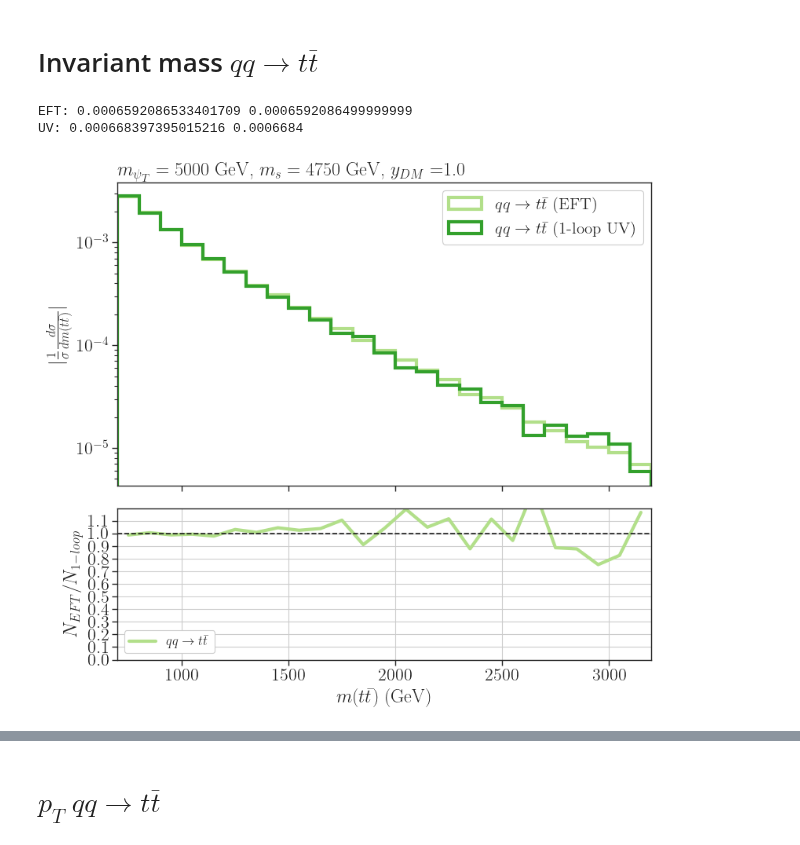
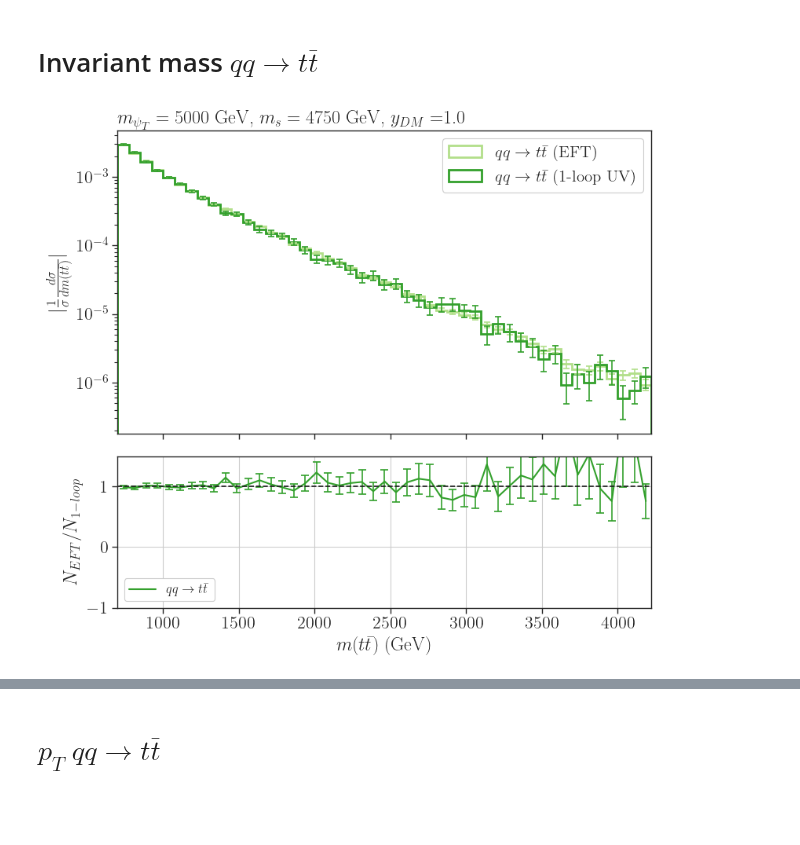
Before and after one commit to viniciusrocca/EFT_ToyModel, a Jupyter notebook: Plots/BiasTest.ipynb, the cells around one changed output, grey strips where cells are left out. Cells and saved outputs as stored; diff of their text form; code cells hidden in the pictures; blank space fills up the shorter version.

Commit message:
New distributions with bias

```diff
--- a/Plots/BiasTest.ipynb
+++ b/Plots/BiasTest.ipynb
@@ -31,7 +35,7 @@ sns.set_style('ticks',{'font.family':'Times New Roman', 'font.serif':'Times New
 sns.set_context('paper', font_scale=1.8)
 cm = plt.colormaps['RdYlBu']
 # %%
-def AddInfoToDistributions(distributions, model, process, mPsiT, mSDM, info):
+def AddInfoToDistributions(distributions, model, process, mPsiT, mSDM, info, nlo = False):
     """Adds the model name, process and mass parameters to the final dictionary"""
     converter_dict = {'TopEFT': 'EFT', 'UV_BSM': '1-loop UV', 'sm':'SM',
                       'qq2ttbar_gs4_ydm2': r'$q q \to t \bar{t}$', 'gg2ttbar_gs4_ydm2': r'$g g \to t \bar{t}$',
@@ -44,7 +48,12 @@ def AddInfoToDistributions(distributions, model, process, mPsiT, mSDM, info):
     distributions['process'] = converter_dict[process]
     distributions['mass_params'] = (mPsiT,mSDM)
     distributions['ydm'] = info['(mSDM,mPsiT,mT,yDM)'][-1]
-    distributions['xsec (pb)'] = info['xsec (pb)']
+
+    if nlo == True:
+        distributions['weights'] = distributions['nevents']*distributions['weights']
+
+    if "xsec (pb)" not in distributions:
+        distributions['xsec (pb)'] = info['xsec (pb)']
 
     #Extract the coupling order
     parts = process.split('_')
@@ -85,7 +94,7 @@ for i,f in enumerate(files):
         d = AddInfoToDistributions(d,'TopEFT','qq2ttbar_gs4_ydm2', 5000., 4750., info[0])
     else:
         info.append(getInfo(f, nlo = True))
-        d = AddInfoToDistributions(d,'UV_BSM','qq2ttbar_gs4_ydm2', 5000., 4750., info[1])
+        d = AddInfoToDistributions(d,'UV_BSM','qq2ttbar_gs4_ydm2', 5000., 4750., info[1], nlo= True)
 
     data_s.append(d)
 # %%
@@ -114,10 +133,12 @@ pmodels = []
 hists = []
 histsErr = []
 c = []
+hists_norm = []
+hErr_norm = []
 mPsiT,mSDM = selected[0]['mass_params']
 #Defining the binning according to the BSM masses
 
-bins = np.arange(700.,3300.,100.)
+bins = np.arange(700.,4300.,75.)
 
 #Loop over the processes and models
 
@@ -155,12 +176,12 @@ for j,d in enumerate(selected):
         process = d['process']
         model = d['model']
         weights = d['weights']
+        pmodels.append(r'%s (%s)' %(process,model))
         #Cs and weights test
-        if model == '1-loop UV':
-           print('UV:', d['nevents']*sum(d['weights']), d['xsec (pb)'])
-        else:
-           print('EFT:', sum(d['weights']), 7.752750826188711*d['xsec (pb)'])
-        pmodels.append(r'%s (%s)' %(process,model))
+        #if model == '1-loop UV':
+        #   print('UV:', d['nevents']*sum(d['weights']), d['xsec (pb)'])
+        #else:
+        #   print('EFT:', sum(d['weights']), d['xsec (pb)'])
         label = pmodels[-1]
         labels.append(label)
         c.append(selectColor(model,process))
@@ -171,50 +192,62 @@ for j,d in enumerate(selected):
         hErr = np.sqrt(hErr)
         histsErr.append(hErr)
         #Plotting the BSM hists
-        axarr[0].hist(bins[:-1],weights=abs(h),label=labels[j],bins=bins,
+        aux = axarr[0].hist(bins[:-1],weights=abs(h),label=labels[j],bins=bins,
                               color=c[j],alpha=1.0,histtype='step',density=True,
-                             linewidth=3,fill=False,zorder=i,linestyle='solid')
+                             linewidth=2,fill=False,zorder=i,linestyle='solid')
+        hists_norm.append(aux[0])
+
+        #Plotting the errors
+        x = (bins[:-1]+bins[1:])/2.0
+        y = aux[0]
+        #Propagating the error since we are dealing with normalized histograms
+        yErr = abs(y)*np.sqrt((np.array(hErr)/np.array(h))**2 + sum(np.power(hErr,2))/(sum(h)**2))
+        hErr_norm.append(yErr)
+        axarr[0].errorbar(x,aux[0], yerr = yErr,
+                          color=c[j], fmt = 'none', capsize = 3, capthick = 1.2, barsabove = True)
 
 
 #Ratio plot
 # Separating the EFT and the 1-loop UV results
-hLoop = hists[1]
-hEFT = hists[0]
+hLoop = hists_norm[1]
+hLoop_Err = hErr_norm[1]
+hEFT = hists_norm[0]
+hEFT_Err = hErr_norm[0]
 #Computing the ratio EFT/1-loop UV
 labels_r = [r'$q q \to t \bar{t}$']
-
-ratio = np.divide(hEFT/sum(hEFT) , hLoop/sum(hLoop), out=np.zeros_like(hLoop),where=hLoop != 0)
+ratio = np.divide(hEFT , hLoop, out=np.zeros_like(hLoop),where=hLoop != 0)
+ratio_Err = abs(ratio)*np.sqrt((np.array(hEFT_Err)/np.array(hEFT))**2 + (np.array(hLoop_Err)/np.array(hLoop))**2)
 # Remove zero values
 nonzero = np.where((np.sign(ratio) != 0))
 x = (bins[:-1]+bins[1:])/2.0
 y = ratio
 label = labels_r[0]
 #Ratio plots
-axarr[1].plot(x,y,linewidth=3.0,linestyle='solid',alpha=1,
-                              label=label,c=c[0])
+axarr[1].plot(x,y,linewidth=1.5,linestyle='solid',alpha=1,
+                              label=label,c=c[j])
+axarr[1].errorbar(x,y, yerr = ratio_Err,
+                          color=c[j], fmt = 'o', ms = 0, capsize = 3.5, capthick = 1.2 )
 
 #Main plot configs
 axarr[0].legend(framealpha=1.0,loc='upper right',fontsize=15)
 axarr[0].set_title(r'$m_{\psi_T} = %1.0f$ GeV, $m_{s} = %1.0f$ GeV, $y_{DM} = $%1.1f' %(mPsiT,mSDM,yDM),
                    loc='left')
 axarr[0].set_yscale('log')
 axarr[0].set_ylabel(r'$|\frac{1}{\sigma}\frac{d \sigma}{d m(t\bar{t})}|$')
 axarr[0].set_xlim(bins.min(),bins.max())
 axarr[1].set_ylabel(r'$N_{EFT}/N_{1-loop}$')
 
 #Subplot configs
-axarr[1].set_ylim(0,1.2)
-axarr[1].set_yticks(np.arange(0,1.2,0.1))
+axarr[1].set_ylim(-1,1.5)
+#axarr[1].set_yticks(np.arange(-0.01,0.05,0.01))
 #axarr[1].set_yscale('log')
 axarr[1].grid()
 axarr[1].axhline(y=1, color='k', linestyle='--')
 axarr[1].legend(loc='lower left',fontsize=12,framealpha=1.0,ncol=2)
 axarr[1].set_xlabel(r'$m(t\bar{t})$ (GeV)')
 
 plt.show()
 # %% [output]
-EFT: 0.0006592086533401709 0.0006592086499999999
-UV: 0.000668397395015216 0.0006684
-[figure, old version]
+[figure, new version]
 # %% [markdown]
 # Without bias
```
Also changed, not shown: parts of 10 cells of this notebook, 6 other files.
